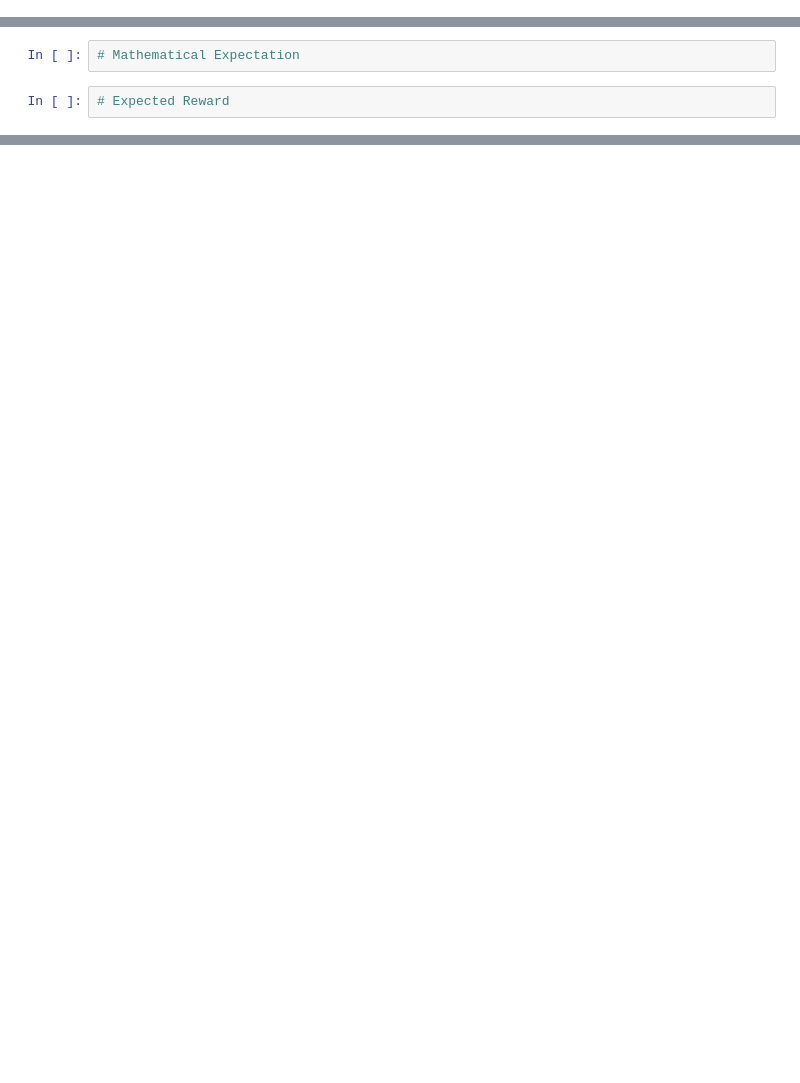
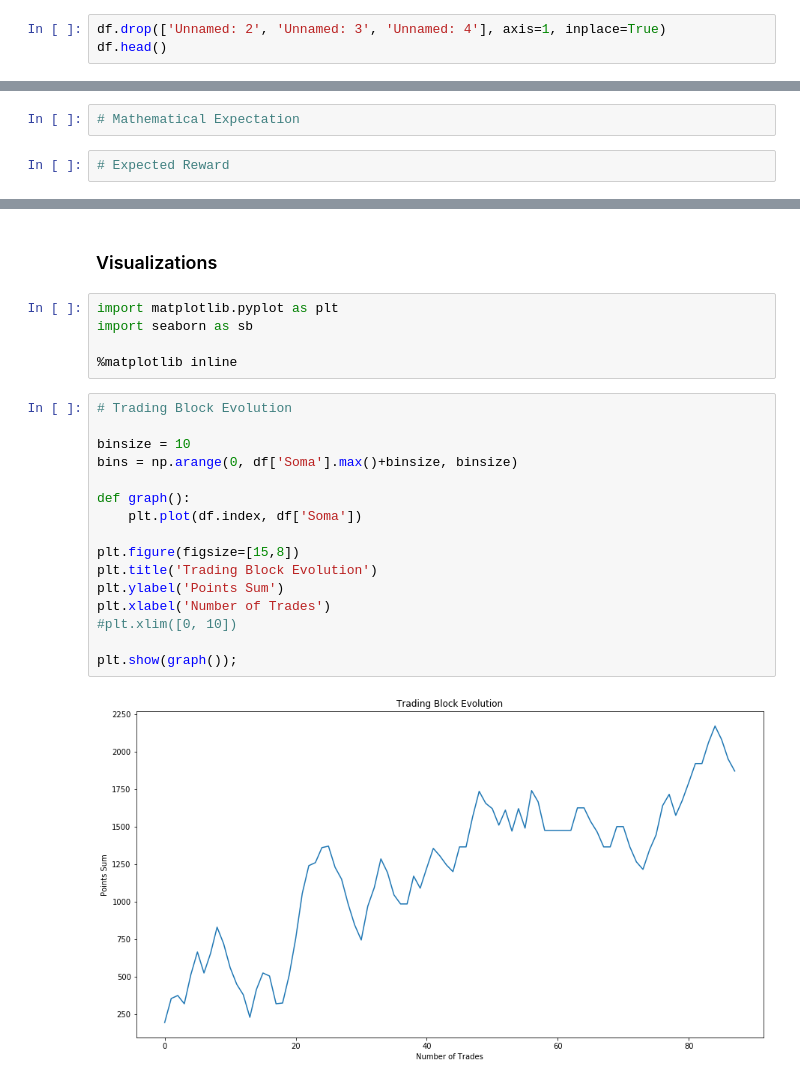
Before and after one commit to ajmal017/trading-system-analysis, a Jupyter notebook: trading-system-analysis.ipynb, the cells around one changed output, grey strips where cells are left out. Cells and saved outputs as stored; diff of their text form; blank space fills up the shorter version.

Commit message:
feat: trading block visualization

```diff
--- a/trading-system-analysis.ipynb
+++ b/trading-system-analysis.ipynb
@@ -22,0 +42,3 @@ df.head()
+# %%
+df.drop(['Unnamed: 2', 'Unnamed: 3', 'Unnamed: 4'], axis=1, inplace=True)
+df.head()
@@ -82 +138,26 @@ Points    0.342519
 dtype: float64
+# %% [markdown]
+### Visualizations
+# %%
+import matplotlib.pyplot as plt
+import seaborn as sb
+
+%matplotlib inline
+# %%
+# Trading Block Evolution
+
+binsize = 10
+bins = np.arange(0, df['Soma'].max()+binsize, binsize)
+
+def graph():
+    plt.plot(df.index, df['Soma'])
+
+plt.figure(figsize=[15,8])
+plt.title('Trading Block Evolution')
+plt.ylabel('Points Sum')
+plt.xlabel('Number of Trades')
+#plt.xlim([0, 10])
+
+plt.show(graph());
+# %% [output]
+[figure, added]
```
Also changed, not shown: parts of 10 cells of this notebook.
